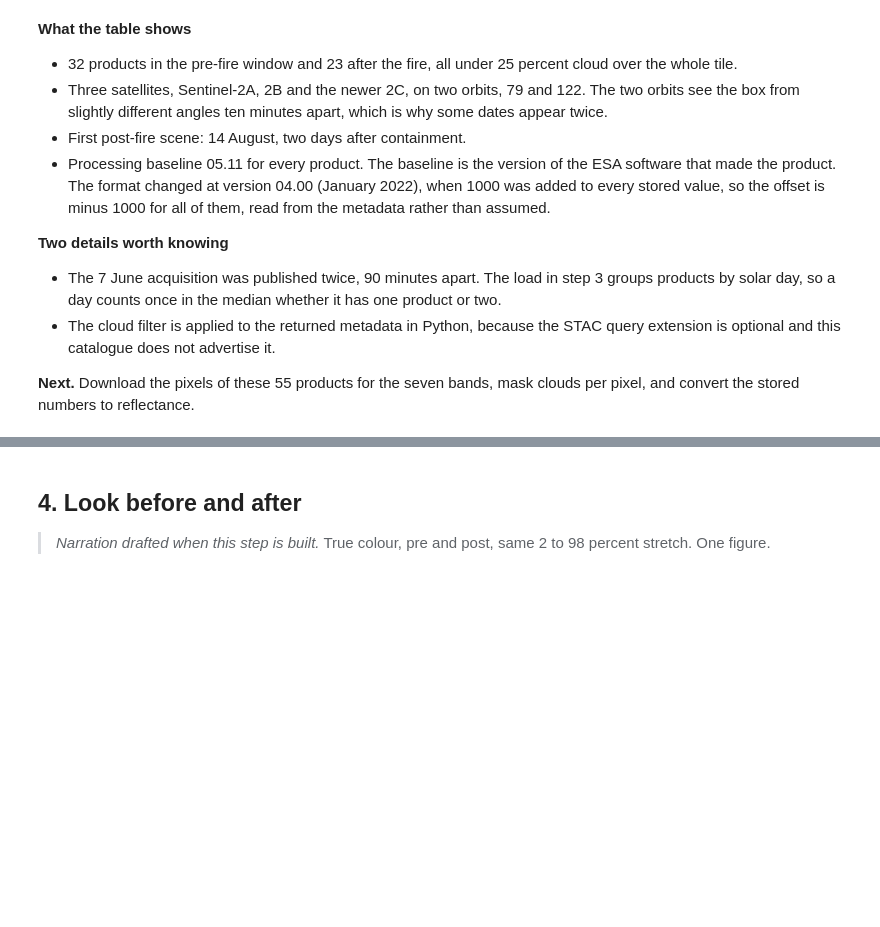
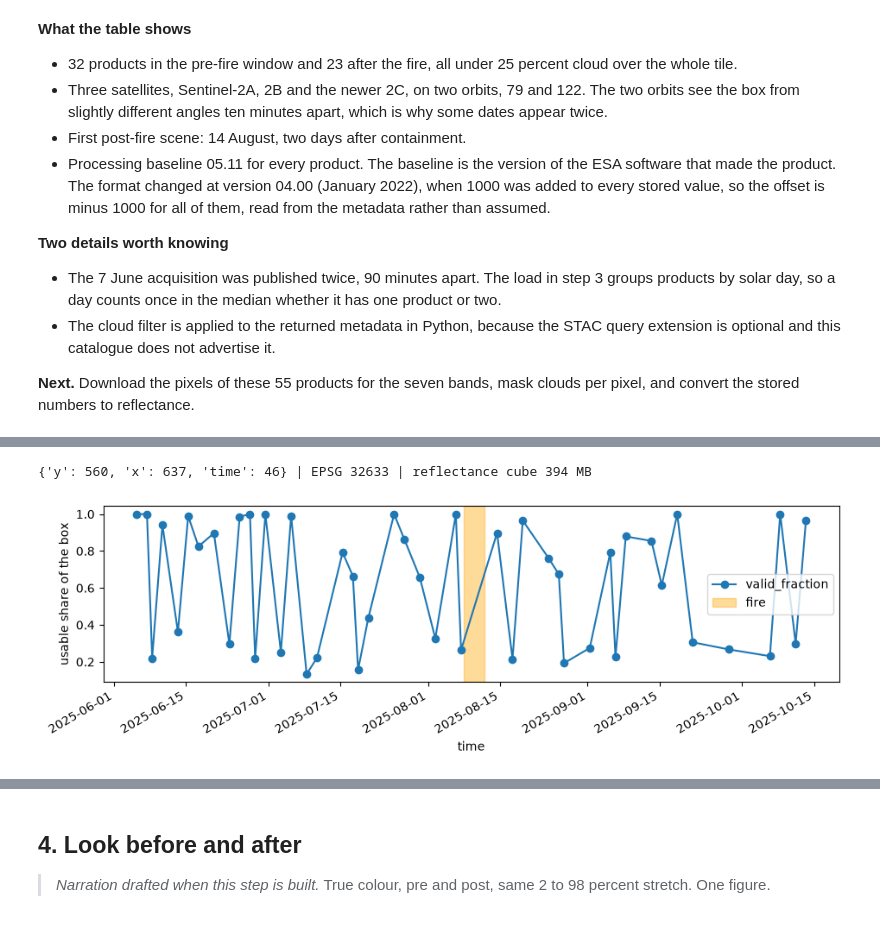
Before and after one commit to Black-Lights/vesuvius-burn-severity, a Jupyter notebook: vesuvius_burn_severity.ipynb, the cells around one changed output, grey strips where cells are left out. Cells and saved outputs as stored; diff of their text form; code cells hidden in the pictures; blank space fills up the shorter version.

```diff
--- a/vesuvius_burn_severity.ipynb
+++ b/vesuvius_burn_severity.ipynb
@@ -113,3 +120,22 @@ scenes
 # %%
-# Step 3: written after step 2 is approved.
+# Step 3. Download the pixels once (cached), then mask clouds with SCL and convert to reflectance.
+import pandas as pd
+
+from burnsev import ingest
+
+cube_file = ingest.cache_path("s2_dn_20m")
+dn = ingest.load_cached(cube_file)
+if dn is None:
+    dn = ingest.load_cube(pre_items + post_items)  # digital numbers, one time step per solar day
+    ingest.save_cube(dn, cube_file)
+
+refl = ingest.mask_and_scale(dn, catalog.offsets_by_day(pre_items + post_items))
+print(dict(refl.sizes), "| EPSG", refl.odc.crs.epsg, "| reflectance cube", round(refl.nbytes / 1e6), "MB")
+
+ax = refl["valid_fraction"].to_pandas().plot(marker="o", figsize=(11, 3), ylabel="usable share of the box")
+ax.axvspan(pd.Timestamp(aoi.FIRE_START), pd.Timestamp(aoi.FIRE_END), color="orange", alpha=0.4, label="fire")
+ax.legend();
+# %% [output]
+{'y': 560, 'x': 637, 'time': 46} | EPSG 32633 | reflectance cube 394 MB
+[figure, added]
 # %% [markdown]
```
Also changed, not shown: parts of 3 cells of this notebook, 7 other files.
